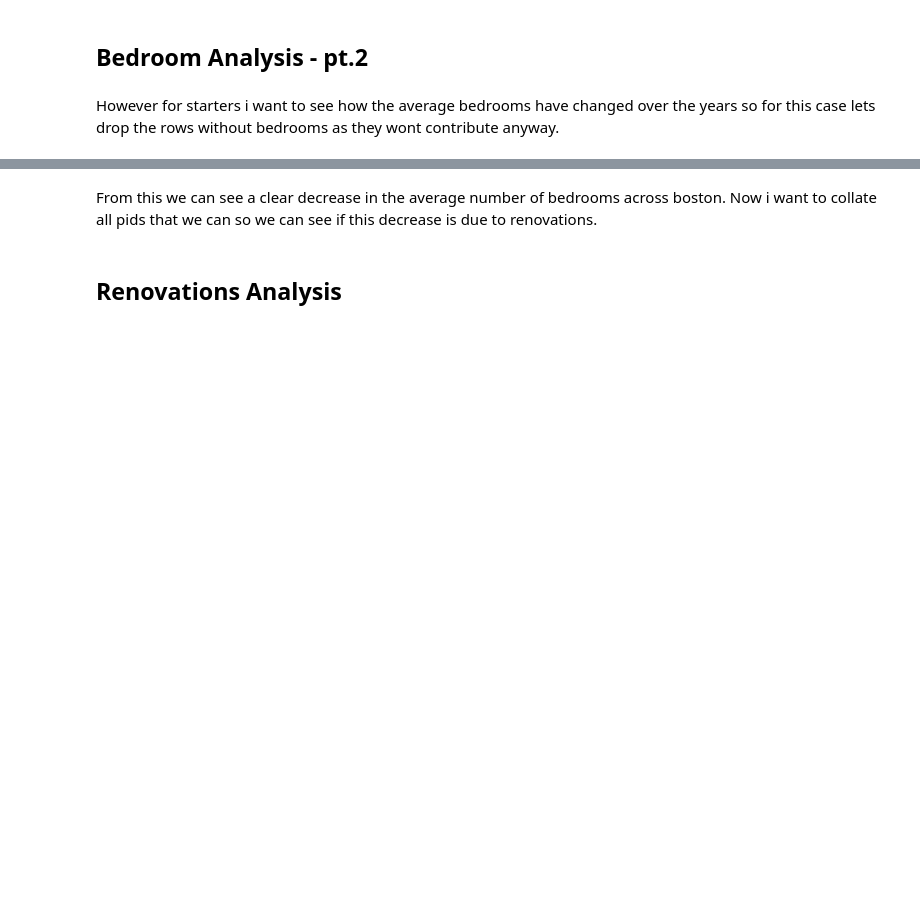
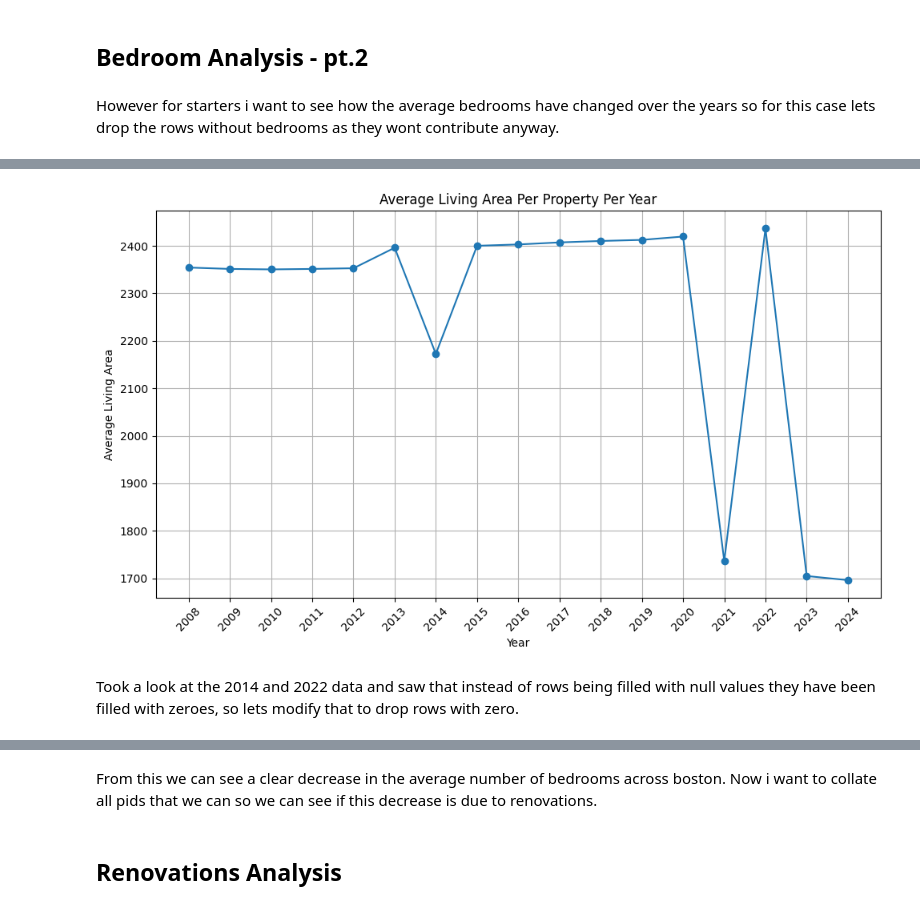
Before and after one commit to BU-Spark/ds-boston-remodeling, a Jupyter notebook: sp24-team-c/Mid Semester Insights Notebooks/Renovations&Bedrooms_Analysis.ipynb, the cells around one changed output, grey strips where cells are left out. Saved outputs shown, nothing was run; the diff lists cells and outputs as text; code cells hidden in the pictures; blank space fills up the shorter version.

```diff
--- a/sp24-team-c/Mid Semester Insights Notebooks/Renovations&Bedrooms_Analysis.ipynb
+++ b/sp24-team-c/Mid Semester Insights Notebooks/Renovations&Bedrooms_Analysis.ipynb
@@ -212,0 +253,17 @@ Year 2024: Average Bedrooms = 3.15
+# %%
+years = list(average_living_area_per_year.keys())
+average_living_area = list(average_living_area_per_year.values())
+
+plt.figure(figsize=(10, 6))
+plt.plot(years, average_living_area, marker='o')
+plt.title('Average Living Area Per Property Per Year')
+plt.xlabel('Year')
+plt.ylabel('Average Living Area')
+plt.grid(True)
+plt.xticks(years, rotation=45)  # Rotate years for better readability
+plt.tight_layout()
+plt.show()
+# %% [output]
+[figure, added]
+# %% [markdown]
+Took a look at the 2014 and 2022 data and saw that instead of rows being filled with null values they have been filled with zeroes, so lets modify that to drop rows with zero.
```
Also changed, not shown: parts of 19 cells of this notebook.
